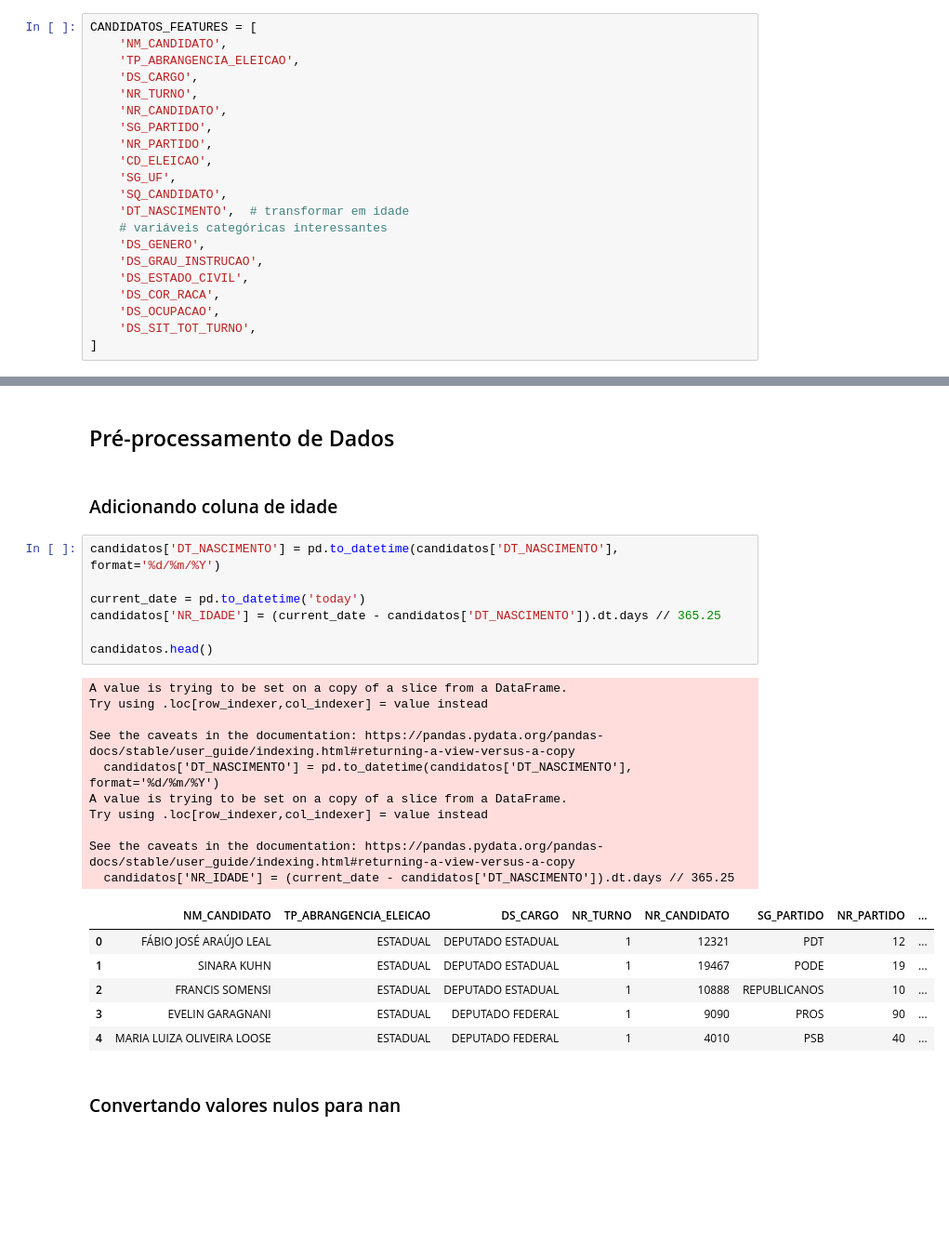
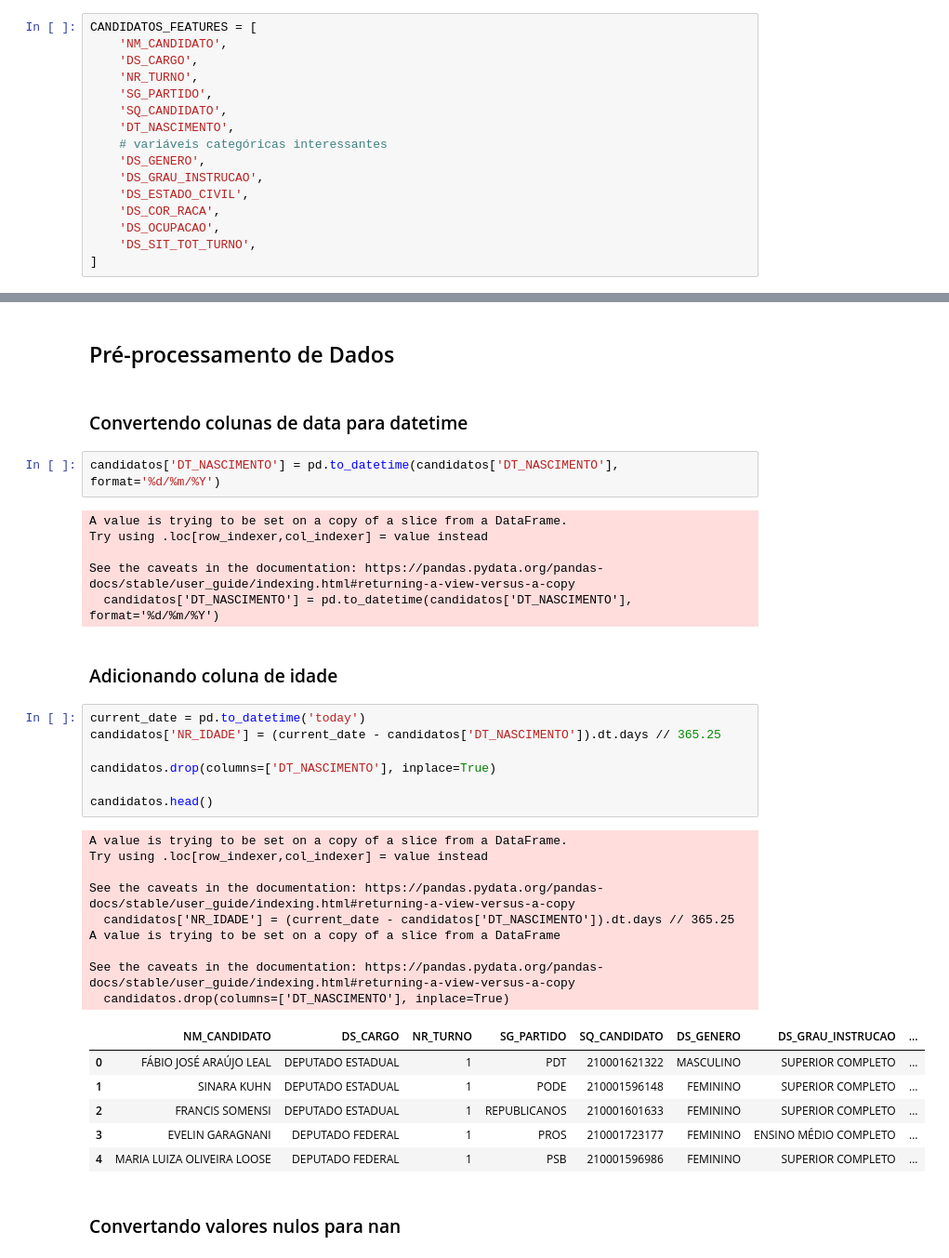
Before and after one commit to LeonardoBerlatto/data-processing-tse-study, a Jupyter notebook: notebook-leo.ipynb, the cells around one changed output, grey strips where cells are left out. Shown: that part at 93% size. Saved outputs shown, nothing was run; the diff lists cells and outputs as text; blank space fills up the shorter version.

Commit message:
Removing not-used columns

```diff
--- a/notebook-leo.ipynb
+++ b/notebook-leo.ipynb
@@ -49,16 +58,11 @@ Index(['DT_GERACAO', 'HH_GERACAO', 'ANO_ELEICAO', 'CD_TIPO_ELEICAO',
 # %%
 CANDIDATOS_FEATURES = [
     'NM_CANDIDATO',
-    'TP_ABRANGENCIA_ELEICAO',
     'DS_CARGO',
     'NR_TURNO',
-    'NR_CANDIDATO',
     'SG_PARTIDO',
-    'NR_PARTIDO',
-    'CD_ELEICAO',
-    'SG_UF',
     'SQ_CANDIDATO',
-    'DT_NASCIMENTO',  # transformar em idade
+    'DT_NASCIMENTO',
     # variáveis categóricas interessantes
     'DS_GENERO',
     'DS_GRAU_INSTRUCAO',
@@ -212,32 +220,41 @@ RESULTADOS_FEATURES = [
 resultados = resultados_df[RESULTADOS_FEATURES]
 # %% [markdown]
 ## Pré-processamento de Dados
+# %% [markdown]
+### Convertendo colunas de data para datetime
+# %%
+candidatos['DT_NASCIMENTO'] = pd.to_datetime(candidatos['DT_NASCIMENTO'], format='%d/%m/%Y')
+# %% [output]
+A value is trying to be set on a copy of a slice from a DataFrame.
+Try using .loc[row_indexer,col_indexer] = value instead
+
+See the caveats in the documentation: https://pandas.pydata.org/pandas-docs/stable/user_guide/indexing.html#returning-a-view-versus-a-copy
+  candidatos['DT_NASCIMENTO'] = pd.to_datetime(candidatos['DT_NASCIMENTO'], format='%d/%m/%Y')
 # %% [markdown]
 ### Adicionando coluna de idade
 # %%
-candidatos['DT_NASCIMENTO'] = pd.to_datetime(candidatos['DT_NASCIMENTO'], format='%d/%m/%Y')
-
 current_date = pd.to_datetime('today')
 candidatos['NR_IDADE'] = (current_date - candidatos['DT_NASCIMENTO']).dt.days // 365.25
 
+candidatos.drop(columns=['DT_NASCIMENTO'], inplace=True)
+
 candidatos.head()
 # %% [output]
-A value is trying to be set on a copy of a slice from a DataFrame.
-Try using .loc[row_indexer,col_indexer] = value instead
-
-See the caveats in the documentation: https://pandas.pydata.org/pandas-docs/stable/user_guide/indexing.html#returning-a-view-versus-a-copy
-  candidatos['DT_NASCIMENTO'] = pd.to_datetime(candidatos['DT_NASCIMENTO'], format='%d/%m/%Y')
 A value is trying to be set on a copy of a slice from a DataFrame.
 Try using .loc[row_indexer,col_indexer] = value instead
 
 See the caveats in the documentation: https://pandas.pydata.org/pandas-docs/stable/user_guide/indexing.html#returning-a-view-versus-a-copy
   candidatos['NR_IDADE'] = (current_date - candidatos['DT_NASCIMENTO']).dt.days // 365.25
+A value is trying to be set on a copy of a slice from a DataFrame
+
+See the caveats in the documentation: https://pandas.pydata.org/pandas-docs/stable/user_guide/indexing.html#returning-a-view-versus-a-copy
+  candidatos.drop(columns=['DT_NASCIMENTO'], inplace=True)
-|  | NM_CANDIDATO | TP_ABRANGENCIA_ELEICAO | DS_CARGO | NR_TURNO | NR_CANDIDATO | SG_PARTIDO | NR_PARTIDO | ... |
-| 0 | FÁBIO JOSÉ ARAÚJO LEAL | ESTADUAL | DEPUTADO ESTADUAL | 1 | 12321 | PDT | 12 | ... |
-| 1 | SINARA KUHN | ESTADUAL | DEPUTADO ESTADUAL | 1 | 19467 | PODE | 19 | ... |
-| 2 | FRANCIS SOMENSI | ESTADUAL | DEPUTADO ESTADUAL | 1 | 10888 | REPUBLICANOS | 10 | ... |
-| 3 | EVELIN GARAGNANI | ESTADUAL | DEPUTADO FEDERAL | 1 | 9090 | PROS | 90 | ... |
-| 4 | MARIA LUIZA OLIVEIRA LOOSE | ESTADUAL | DEPUTADO FEDERAL | 1 | 4010 | PSB | 40 | ... |
+|  | NM_CANDIDATO | DS_CARGO | NR_TURNO | SG_PARTIDO | SQ_CANDIDATO | DS_GENERO | DS_GRAU_INSTRUCAO | ... |
+| 0 | FÁBIO JOSÉ ARAÚJO LEAL | DEPUTADO ESTADUAL | 1 | PDT | 210001621322 | MASCULINO | SUPERIOR COMPLETO | ... |
+| 1 | SINARA KUHN | DEPUTADO ESTADUAL | 1 | PODE | 210001596148 | FEMININO | SUPERIOR COMPLETO | ... |
+| 2 | FRANCIS SOMENSI | DEPUTADO ESTADUAL | 1 | REPUBLICANOS | 210001601633 | FEMININO | SUPERIOR COMPLETO | ... |
+| 3 | EVELIN GARAGNANI | DEPUTADO FEDERAL | 1 | PROS | 210001723177 | FEMININO | ENSINO MÉDIO COMPLETO | ... |
+| 4 | MARIA LUIZA OLIVEIRA LOOSE | DEPUTADO FEDERAL | 1 | PSB | 210001596986 | FEMININO | SUPERIOR COMPLETO | ... |
 # %% [markdown]
 ### Convertando valores nulos para nan
 # %%
```
Also changed, not shown: parts of 24 cells of this notebook.
